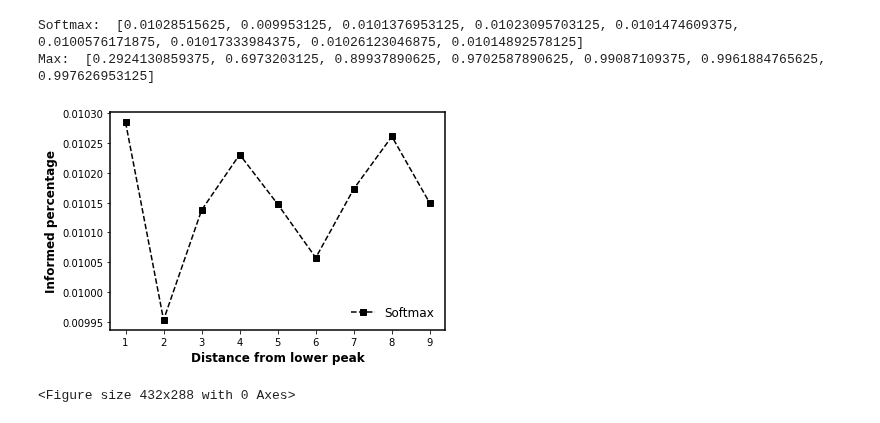
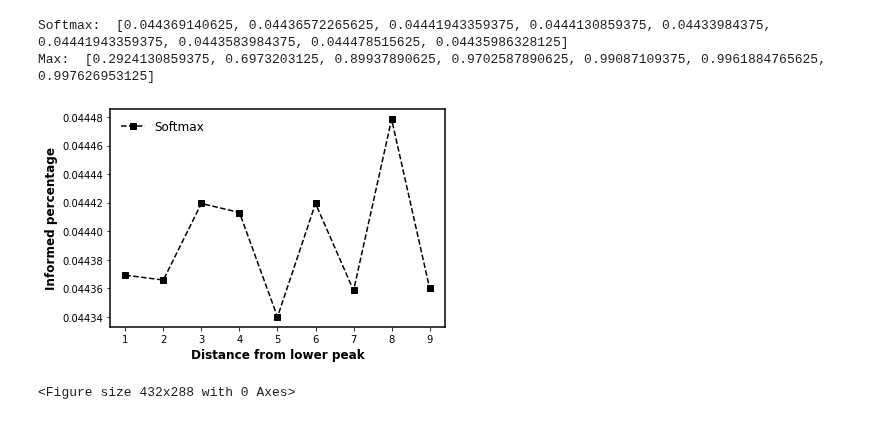
Before and after one commit to GrandJune/HAI, a Jupyter notebook: Fang2009/Results.ipynb, the cells around one changed output. Saved outputs shown, nothing was run; the diff lists cells and outputs as text; code cells hidden in the pictures.

```diff
--- a/Fang2009/Results.ipynb
+++ b/Fang2009/Results.ipynb
@@ -48,7 +48,7 @@ import matplotlib.pyplot as plt
 import pickle
 legend_properties = {'weight':'bold'}
 
-data_folder = r"E:\data\hai-0307\Fang2009_6"
+data_folder = r"E:\data\hai-0307\Fang2009_7"
 performance_softmax_file = data_folder + r"\softmax_performance_across_learning"
 performance_max_file = data_folder + r"\max_performance_across_learning"
 
@@ -84,0 +120,30 @@ Max:  [0.585, 0.5635, 0.58, 0.596, 0.5535, 0.5695, 0.5775]
+# %%
+data_folder = r"E:\data\hai-0307\Fang2009_7"
+informed_softmax_file = data_folder + r"\softmax_informed_across_learning"
+informed_max_file = data_folder + r"\max_informed_across_learning"
+
+with open(informed_softmax_file, 'rb') as infile:
+    softmax_informed = pickle.load(infile)
+with open(informed_max_file, 'rb') as infile:
+    max_informed = pickle.load(infile)
+
+# for high, low in zip(high_peaks, low_peaks):
+#     print(high + low)
+print("Softmax: ", softmax_informed)
+print("Max: ", max_informed)
+# Performance
+x =  [50, 100, 150, 200, 250, 300, 350]
+fig, ax = plt.subplots()
+ax.spines["left"].set_linewidth(1.5)
+ax.spines["right"].set_linewidth(1.5)
+ax.spines["top"].set_linewidth(1.5)
+ax.spines["bottom"].set_linewidth(1.5)
+plt.plot(x, softmax_informed, "k--s", label="Softmax")
+plt.plot(x, max_informed, "k-v", label="Max")
+plt.xlabel('Learning Length', fontweight='bold', fontsize=12)
+plt.ylabel('Informed', fontweight='bold', fontsize=12)
+# plt.xticks(x)
+plt.legend(frameon=False, ncol=1, fontsize=12)
+plt.savefig(data_folder + r"\Softmax_Max_informed.png", transparent=True, dpi=300)
+plt.show()
+plt.clf()
@@ -85,32 +155,32 @@ Max:  [0.585, 0.5635, 0.58, 0.596, 0.5535, 0.5695, 0.5775]
 # %%
-data_folder = r"E:\data\hai-0307\Fang2009_6"
+data_folder = r"E:\data\hai-0307\Fang2009_7"
 informed_softmax_file = data_folder + r"\informed_across_distance"
 
 with open(informed_softmax_file, 'rb') as infile:
     softmax_informed = pickle.load(infile)
 
 # for high, low in zip(high_peaks, low_peaks):
 #     print(high + low)
 print("Softmax: ", softmax_informed)
 print("Max: ", max_informed)
 # Performance
 distance_list = [1, 2, 3, 4, 5, 6, 7, 8, 9]
 fig, ax = plt.subplots()
 ax.spines["left"].set_linewidth(1.5)
 ax.spines["right"].set_linewidth(1.5)
 ax.spines["top"].set_linewidth(1.5)
 ax.spines["bottom"].set_linewidth(1.5)
 plt.plot(distance_list, softmax_informed, "k--s", label="Softmax")
 # plt.plot(distance_list, max_informed, "k-v", label="Max")
 plt.xlabel('Distance from lower peak', fontweight='bold', fontsize=12)
 plt.ylabel('Informed percentage', fontweight='bold', fontsize=12)
 # plt.xticks(x)
 plt.legend(frameon=False, ncol=1, fontsize=12)
 plt.savefig(data_folder + r"\Softmax_max_informed.png", transparent=True, dpi=300)
 plt.show()
 plt.clf()
 # %% [output]
-Softmax:  [0.01028515625, 0.009953125, 0.0101376953125, 0.01023095703125, 0.0101474609375, 0.0100576171875, 0.01017333984375, 0.01026123046875, 0.01014892578125]
+Softmax:  [0.044369140625, 0.04436572265625, 0.04441943359375, 0.0444130859375, 0.04433984375, 0.04441943359375, 0.0443583984375, 0.044478515625, 0.04435986328125]
 Max:  [0.2924130859375, 0.6973203125, 0.89937890625, 0.9702587890625, 0.99087109375, 0.9961884765625, 0.997626953125]
-[figure, old version]
+[figure, new version]
 <Figure size 432x288 with 0 Axes>
```
Also changed, not shown: parts of 3 cells of this notebook, 4 other files.
